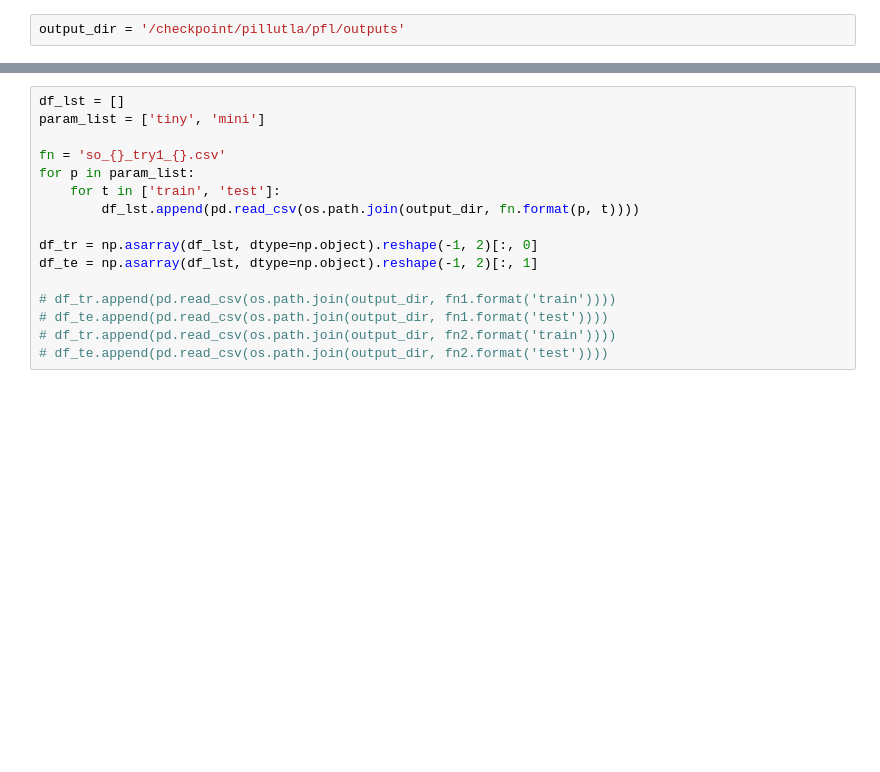
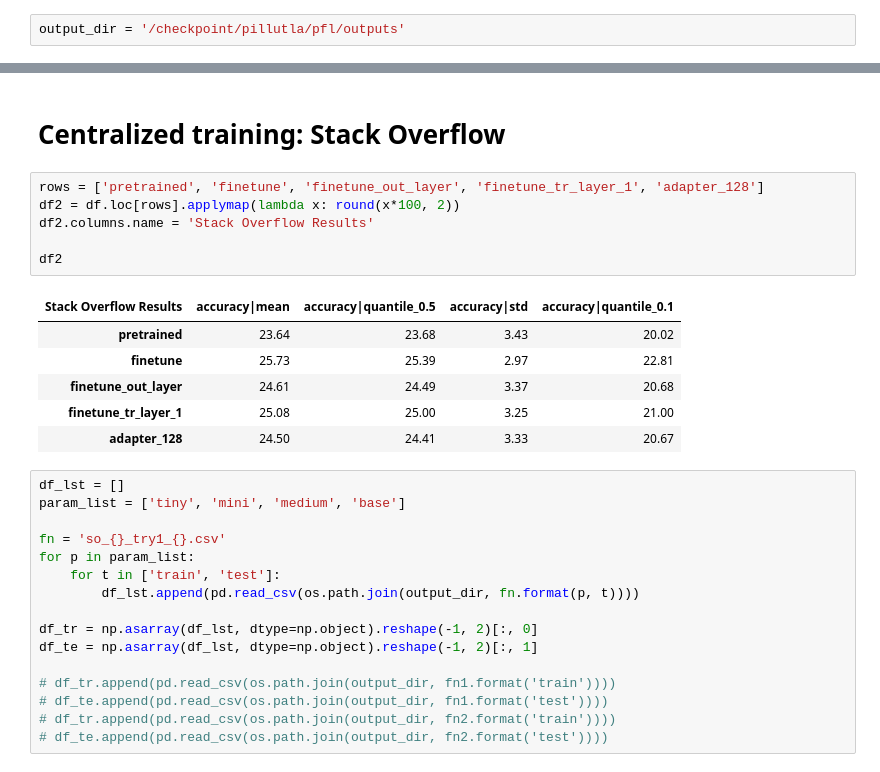
Before and after one commit to facebookresearch/FL_partial_personalization, a Jupyter notebook: parse_outputs.ipynb, the cells around one changed output, grey strips where cells are left out. Drawn from its saved outputs; the diff is of its cells as text; blank space fills up the shorter version.

```diff
--- a/parse_outputs.ipynb
+++ b/parse_outputs.ipynb
@@ -18,6 +72,21 @@ output_dir = '/checkpoint/pillutla/pfl/outputs'
+# %% [markdown]
+# Centralized training: Stack Overflow
+# %%
+rows = ['pretrained', 'finetune', 'finetune_out_layer', 'finetune_tr_layer_1', 'adapter_128']
+df2 = df.loc[rows].applymap(lambda x: round(x*100, 2))
+df2.columns.name = 'Stack Overflow Results'
+
+df2
+# %% [output]
+| Stack Overflow Results | accuracy|mean | accuracy|quantile_0.5 | accuracy|std | accuracy|quantile_0.1 |
+| pretrained | 23.64 | 23.68 | 3.43 | 20.02 |
+| finetune | 25.73 | 25.39 | 2.97 | 22.81 |
+| finetune_out_layer | 24.61 | 24.49 | 3.37 | 20.68 |
+| finetune_tr_layer_1 | 25.08 | 25.00 | 3.25 | 21.00 |
+| adapter_128 | 24.50 | 24.41 | 3.33 | 20.67 |
 # %%
 df_lst = []
-param_list = ['tiny', 'mini']
+param_list = ['tiny', 'mini', 'medium', 'base']
 
 fn = 'so_{}_try1_{}.csv'
 for p in param_list:
```
Also changed, not shown: parts of 9 cells of this notebook, 16 other files.
